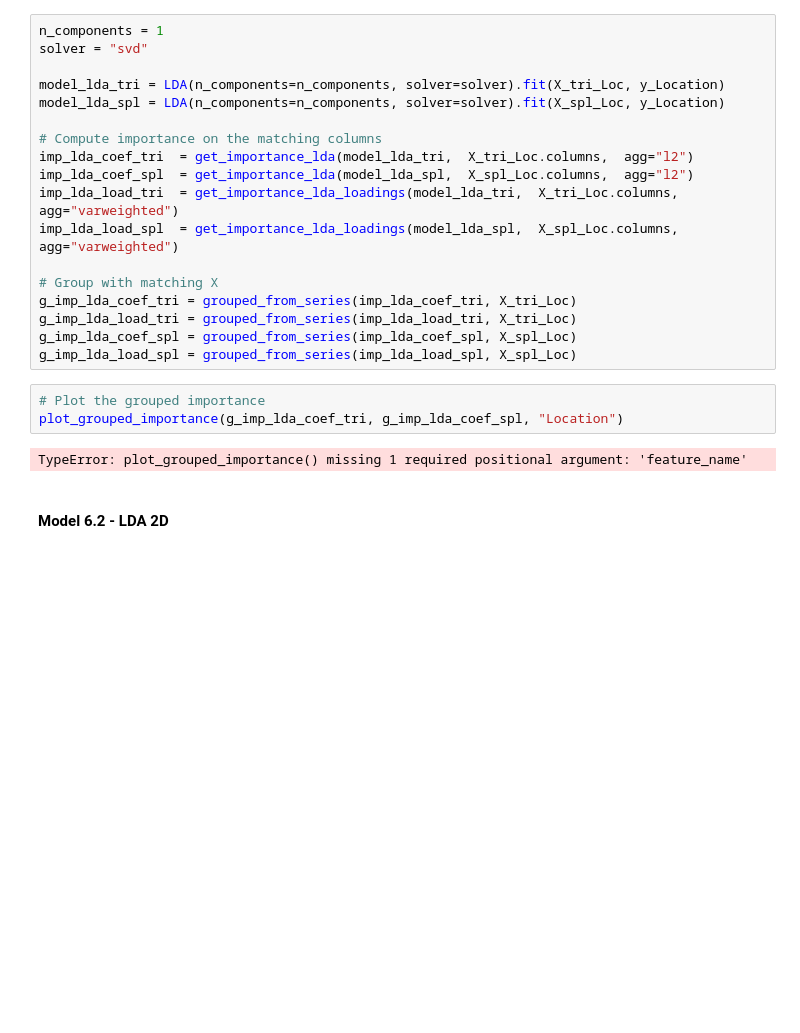
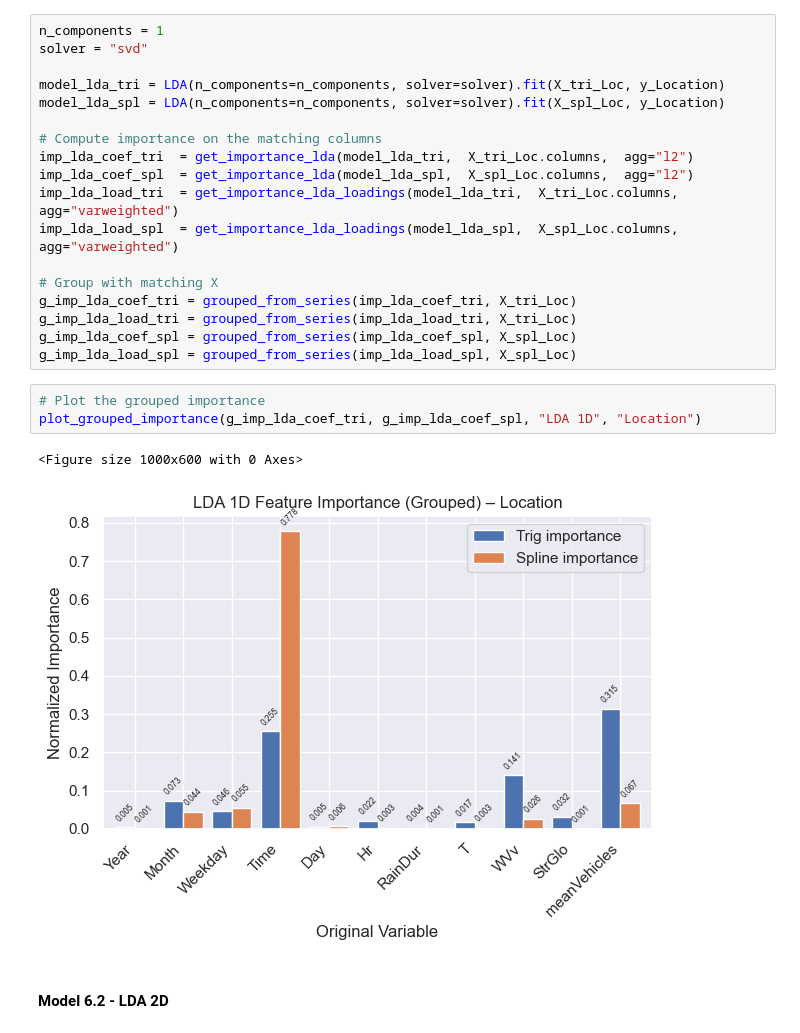
Before and after one commit to JitkaRantanen/AS2025_CO2-GroupProject, a Jupyter notebook: Masterfile.ipynb, the cells around one changed output. Saved outputs shown, nothing was run; the diff lists cells and outputs as text; blank space fills up the shorter version.

```diff
--- a/Masterfile.ipynb
+++ b/Masterfile.ipynb
@@ -1743,11 +1745,12 @@ g_imp_lda_coef_tri = grouped_from_series(imp_lda_coef_tri, X_tri_Loc)
 g_imp_lda_load_tri = grouped_from_series(imp_lda_load_tri, X_tri_Loc)
 g_imp_lda_coef_spl = grouped_from_series(imp_lda_coef_spl, X_spl_Loc)
 g_imp_lda_load_spl = grouped_from_series(imp_lda_load_spl, X_spl_Loc)
-# %%
-# Plot the grouped importance
-plot_grouped_importance(g_imp_lda_coef_tri, g_imp_lda_coef_spl, "Location")
-# %% [output]
-TypeError: plot_grouped_importance() missing 1 required positional argument: 'feature_name'
+# %%
+# Plot the grouped importance
+plot_grouped_importance(g_imp_lda_coef_tri, g_imp_lda_coef_spl, "LDA 1D", "Location")
+# %% [output]
+<Figure size 1000x600 with 0 Axes>
+[figure, added]
 # %% [markdown]
 #### Model 6.2 - LDA 2D
 # %%
```
Also changed, not shown: parts of 10 cells of this notebook.
